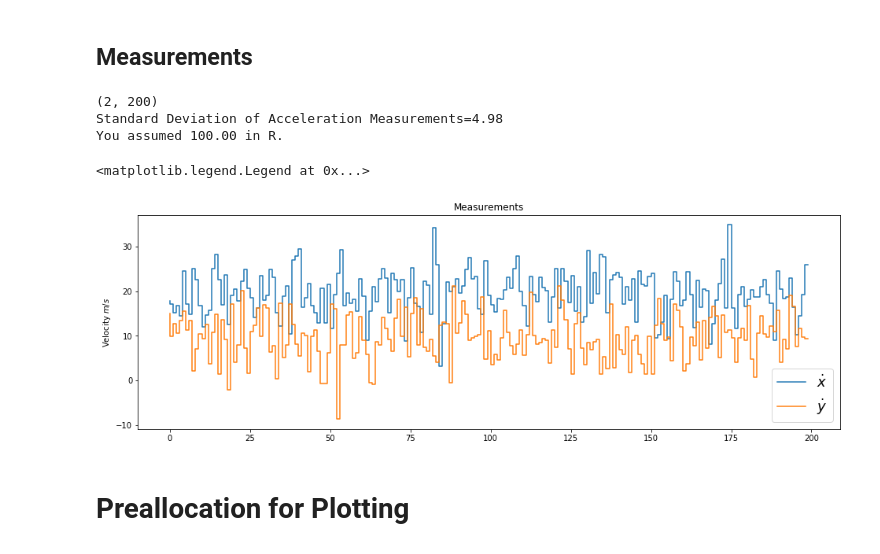
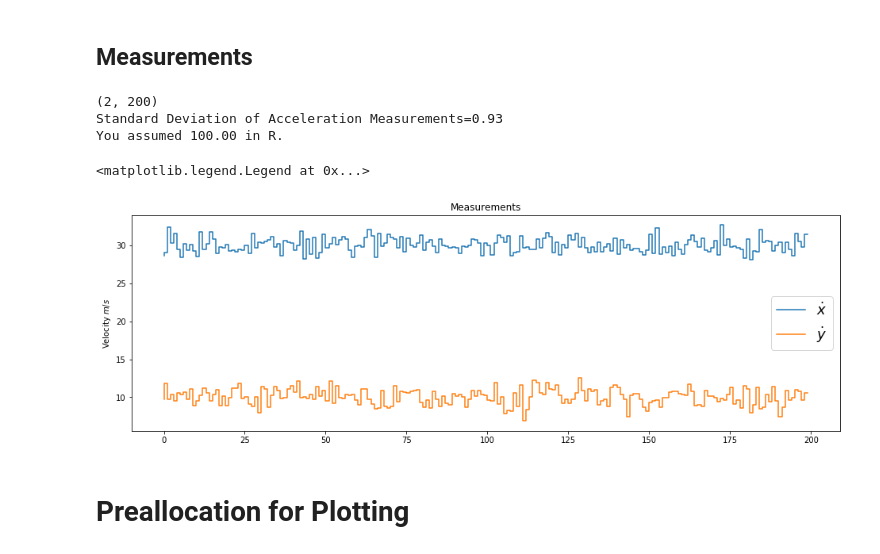
Before and after one commit to sharathsrini/Kalman-Filter-for-Sensor-Fusion, a Jupyter notebook: Kalman_Filter.ipynb, the cells around one changed output. Drawn from its saved outputs; the diff is of its cells as text; code cells hidden in the pictures.

Commit message:
Changed The visualization

```diff
--- a/Kalman_Filter.ipynb
+++ b/Kalman_Filter.ipynb
@@ -365,33 +365,33 @@ print(I, I.shape)
 ## Measurements
 # %%
 m = 200 # Measurements
-vx= 20 # in X
+vx= 30 # in X
 vy= 10 # in Y
 
-mx = np.array(vx+5*np.random.randn(m))
-my = np.array(vy+5*np.random.randn(m))
+mx = np.array(vx+np.random.randn(m))
+my = np.array(vy+np.random.randn(m))
 
 measurements = np.vstack((mx,my))
 
 print(measurements.shape)
 
 print('Standard Deviation of Acceleration Measurements=%.2f' % np.std(mx))
 print('You assumed %.2f in R.' % R[0,0])
 
 
 fig = plt.figure(figsize=(16,5))
 
 plt.step(range(m),mx, label='$\dot x$')
 plt.step(range(m),my, label='$\dot y$')
 plt.ylabel(r'Velocity $m/s$')
 plt.title('Measurements')
 plt.legend(loc='best',prop={'size':18})
 # %% [output]
 (2, 200)
-Standard Deviation of Acceleration Measurements=4.98
+Standard Deviation of Acceleration Measurements=0.93
 You assumed 100.00 in R.
 <matplotlib.legend.Legend at 0x...>
-[figure, old version]
+[figure, new version]
 # %% [markdown]
 # Preallocation for Plotting
 # %%
```
Also changed, not shown: parts of 17 cells of this notebook.
